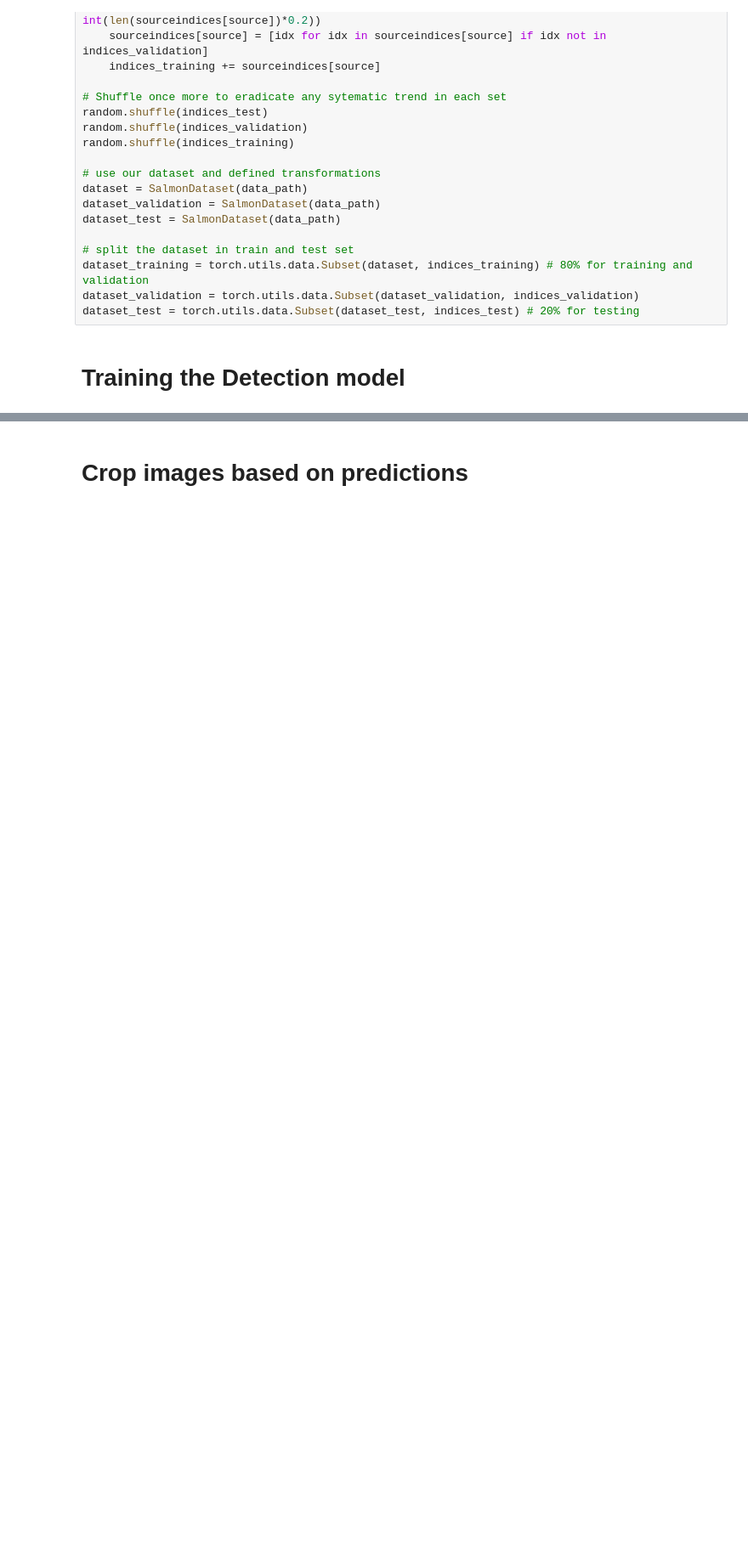
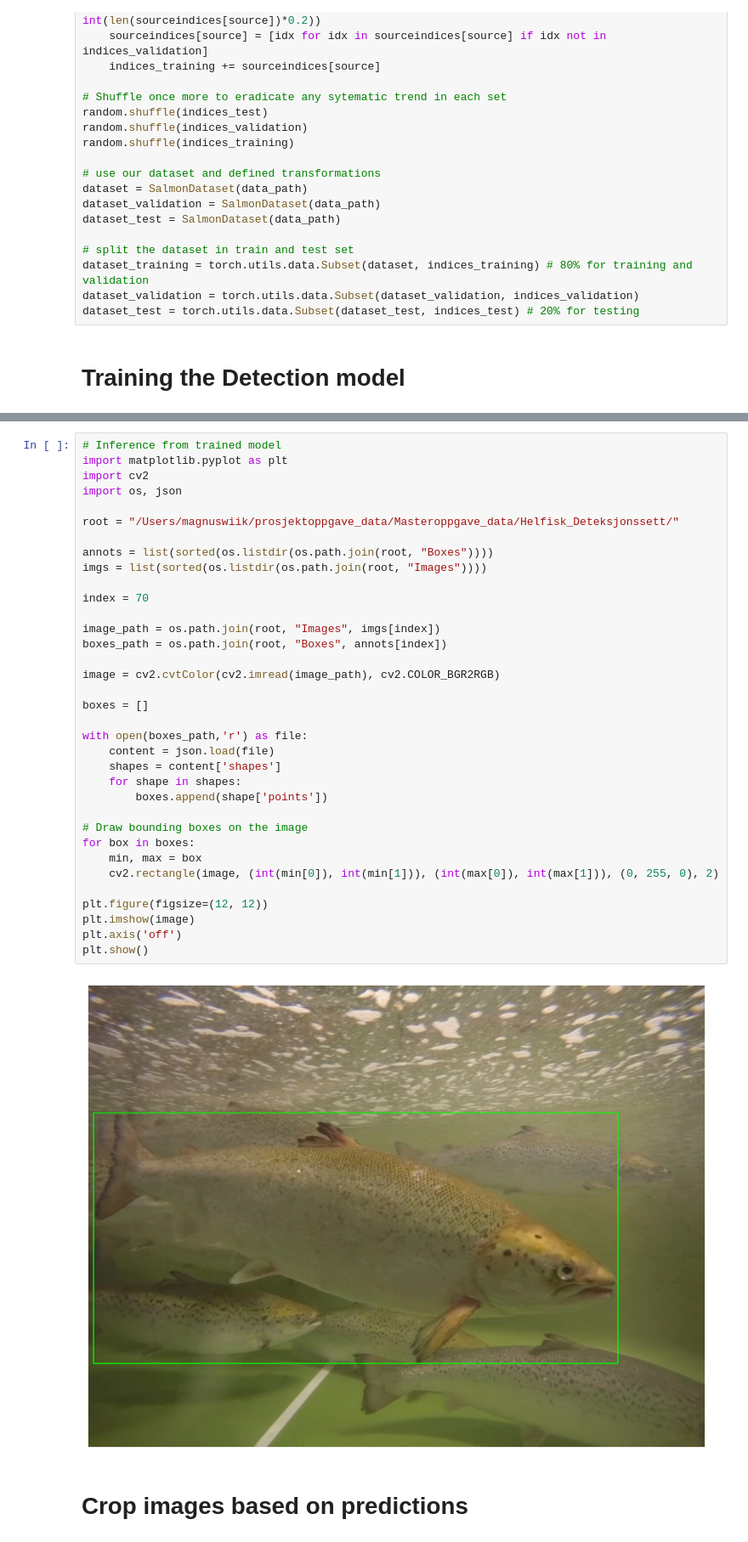
Before and after one commit to magnuswiik/SalmonReID, a Jupyter notebook: Prototyping/fish_detector.ipynb, the cells around one changed output, grey strips where cells are left out. Shown at 85% size. Saved outputs shown, nothing was run; the diff lists cells and outputs as text; blank space fills up the shorter version.

```diff
--- a/Prototyping/fish_detector.ipynb
+++ b/Prototyping/fish_detector.ipynb
@@ -464,3 +420,40 @@ tensor([0.9985, 0.9975, 0.6135])
+# %%
+# Inference from trained model
+import matplotlib.pyplot as plt
+import cv2
+import os, json
+
+root = "/Users/magnuswiik/prosjektoppgave_data/Masteroppgave_data/Helfisk_Deteksjonssett/"
+
+annots = list(sorted(os.listdir(os.path.join(root, "Boxes"))))
+imgs = list(sorted(os.listdir(os.path.join(root, "Images"))))
+
+index = 70
+
+image_path = os.path.join(root, "Images", imgs[index])
+boxes_path = os.path.join(root, "Boxes", annots[index])
+
+image = cv2.cvtColor(cv2.imread(image_path), cv2.COLOR_BGR2RGB)
+
+boxes = []
+
+with open(boxes_path,'r') as file:
+    content = json.load(file)
+    shapes = content['shapes']
+    for shape in shapes:
+        boxes.append(shape['points'])
+
+# Draw bounding boxes on the image
+for box in boxes:
+    min, max = box
+    cv2.rectangle(image, (int(min[0]), int(min[1])), (int(max[0]), int(max[1])), (0, 255, 0), 2)
+
+plt.figure(figsize=(12, 12))
+plt.imshow(image)
+plt.axis('off')
+plt.show()
+# %% [output]
+[figure, added]
 # %% [markdown]
 # Crop images based on predictions
 # %%
```
Also changed, not shown: parts of 3 cells of this notebook, 9 other files.
